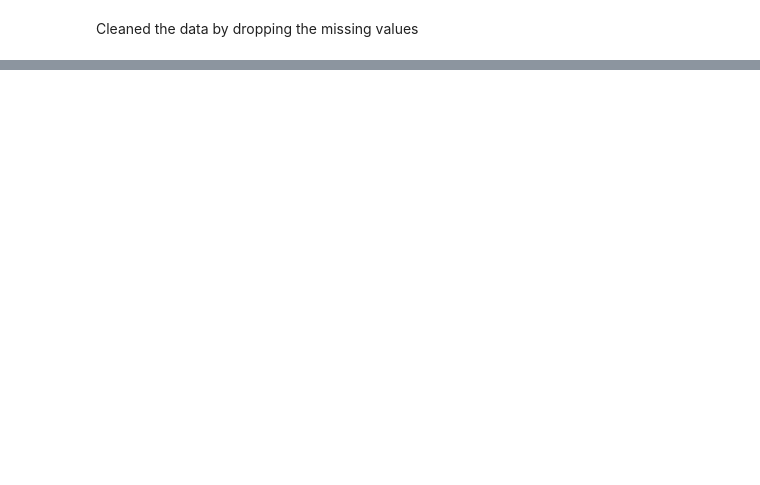
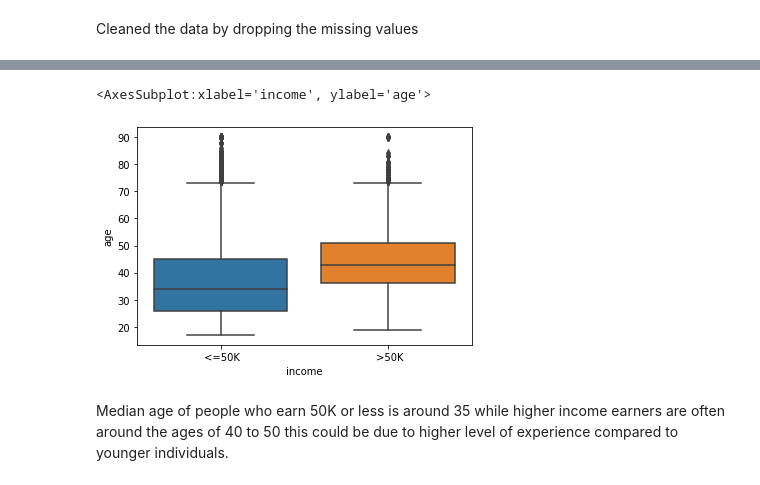
Before and after one commit to hammaadrizwan/Income-Classifier-using-Ensemble-algorithm, a Jupyter notebook: Notebook.ipynb, the cells around one changed output, grey strips where cells are left out. Drawn from its saved outputs; the diff is of its cells as text; code cells hidden in the pictures; blank space fills up the shorter version.

```diff
--- a/Notebook.ipynb
+++ b/Notebook.ipynb
@@ -268,2 +271,4 @@ adult_data.to_csv('Data\\cleaned_adult_data.csv', index=False)
 # %% [markdown]
 Cleaned the data by dropping the missing values
+# %%
+adult_data = pd.read_csv('Data\\cleaned_adult_data.csv')
@@ -269,0 +307,7 @@ Cleaned the data by dropping the missing values
+# %%
+sns.boxplot(x='income', y='age', data=adult_data)
+# %% [output]
+<AxesSubplot:xlabel='income', ylabel='age'>
+[figure, added]
+# %% [markdown]
+Median age of people who earn 50K or less is around 35 while higher income earners are often around the ages of 40 to 50 this could be due to higher level of experience compared to younger individuals.
```
Also changed, not shown: parts of 9 cells of this notebook.
